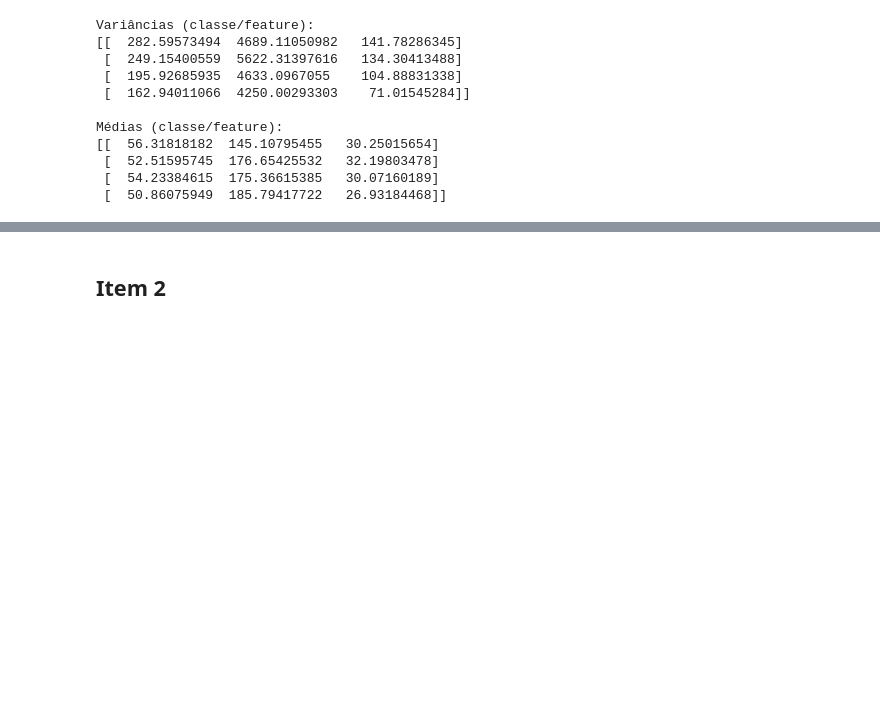
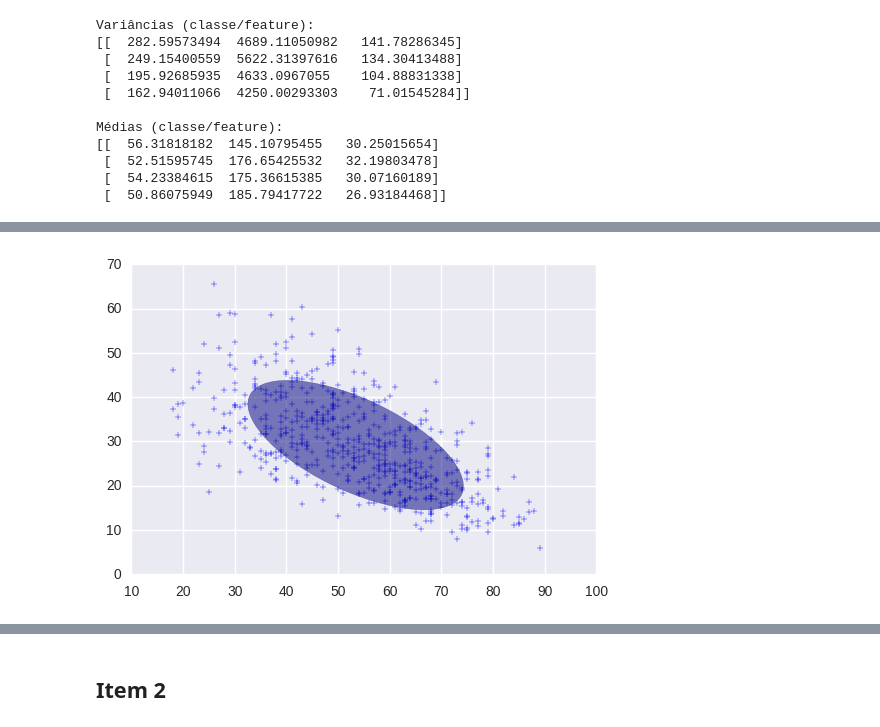
Before and after one commit to condereis/aprendizado-de-maquina, a Jupyter notebook: notebooks/Lista4.ipynb, the cells around one changed output, grey strips where cells are left out. Cells and saved outputs as stored; diff of their text form; code cells hidden in the pictures; blank space fills up the shorter version.

```diff
--- a/notebooks/Lista4.ipynb
+++ b/notebooks/Lista4.ipynb
@@ -400,11 +393,0 @@ Foi necessário separar os dados em classes e, para cada classe encontrar a méd
-# %%
-bins = [0, 75, 80, 90, 1000]
-group_names = ['c1','c2','c3','c4']
-data['peso_cat'] = pd.cut(data['peso'], bins, labels=group_names)
-model = GaussianMixture(n_components=4)
-model.fit(data[['idade','carga', 'vo2']], data['peso_cat'])
-print 'Variâncias (classe/feature):'
-print  model.covariances_
-print
-print 'Médias (classe/feature):'
-print model.means_
@@ -428,0 +400,20 @@ Variâncias (classe/feature):
+# %%
+bins = [0, 42, 54, 68, 1000]
+group_names = ['c1','c2','c3','c4']
+data['idade_cat'] = pd.cut(data['idade'], bins, labels=group_names)
+train = pd.DataFrame()
+test = pd.DataFrame()
+for group in group_names:
+    X_train, X_test = train_test_split(data[data['idade_cat'] == group], test_size=0.5, random_state=0)
+    train =  train.append(X_train)
+    test =  test.append(X_train)
+
+model = GaussianMixture(n_components=1)
+model.fit(train[['idade','vo2']])
+fig = plt.figure()
+ax = fig.add_subplot(1,1,1)
+plt.scatter(test.idade, test.vo2, marker='+')
+for i in range(len(model.covariances_)):
+    make_ellipse(model.covariances_[i], model.means_[i], ax)
+# %% [output]
+[figure, added]
```
Also changed, not shown: parts of 17 cells of this notebook.
